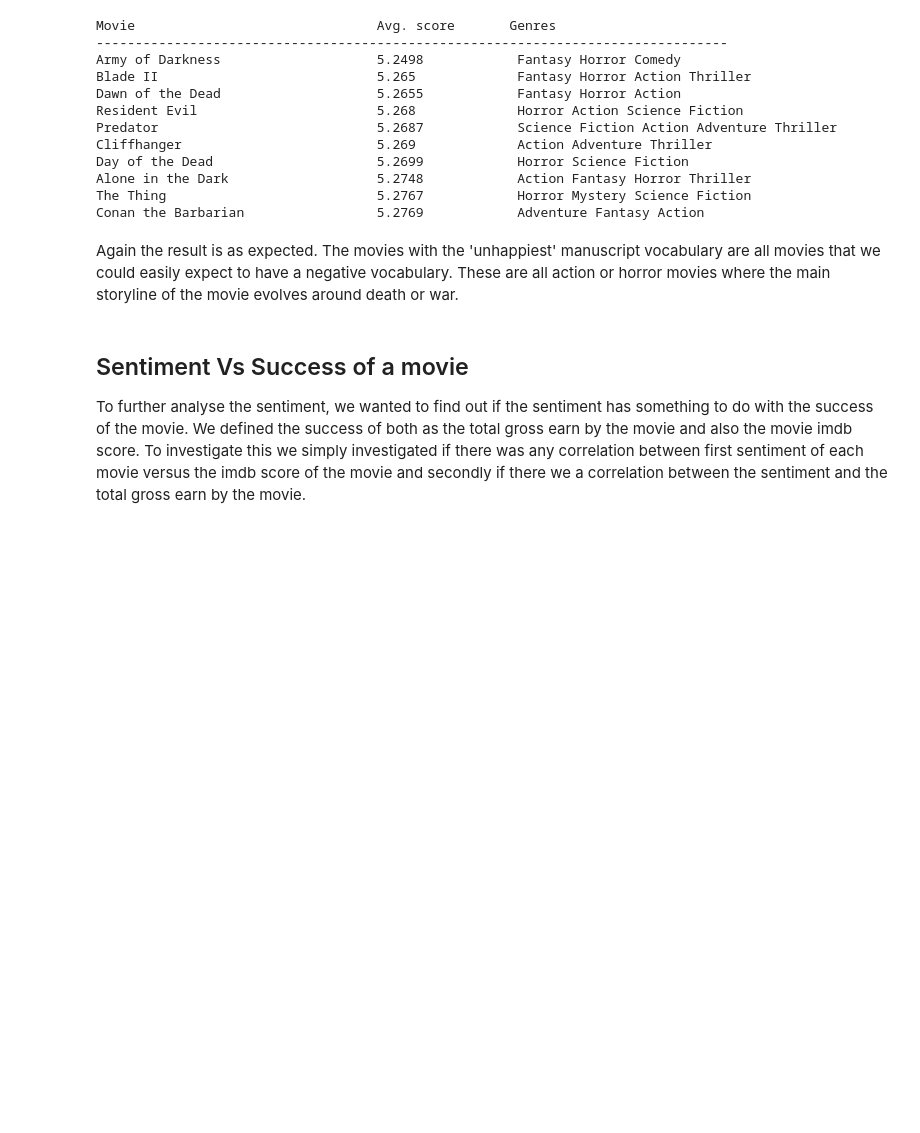
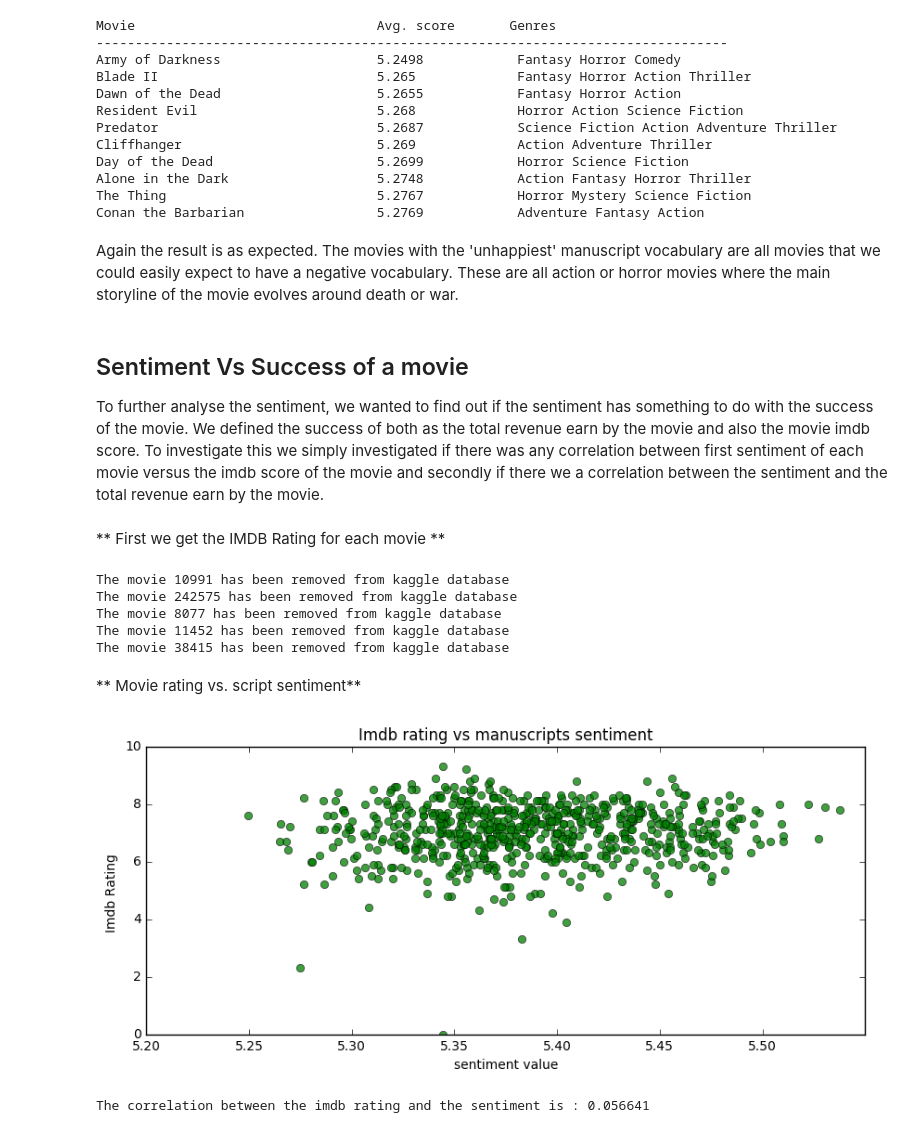
Before and after one commit to gretarg09/DTU__SocialGraphs-FinalProject, a Jupyter notebook: Notebooks/Manuscripts_analysis.ipynb, the cells around one changed output. Cells and saved outputs as stored; diff of their text form; code cells hidden in the pictures; blank space fills up the shorter version.

```diff
--- a/Notebooks/Manuscripts_analysis.ipynb
+++ b/Notebooks/Manuscripts_analysis.ipynb
@@ -40,6 +71,8 @@ with open(filepath) as csvfile:
     reader = csv.DictReader(csvfile, delimiter=",")
     for row in reader:
         tmdb_5000_credits[row["title"]] = row
+        tmdb_5000_credits[row["title"]]['cast'] = json.loads(tmdb_5000_credits[row["title"]]['cast'])
+        tmdb_5000_credits[row["title"]]['crew'] = json.loads(tmdb_5000_credits[row["title"]]['crew'])
 # %%
 # Get data line by line from tmdb-5000-movie-database and save the data as dictionary
 
@@ -265,14 +304,14 @@ The result is not surprising and quite understandable. It can be seen that the m
 
 It is also interesting to see what are the 10 movies that have the "unhappiest" vocabulary on average.
 # %%
-ten_happiest = sorted(happiness_score.items(), key=operator.itemgetter(1), reverse=False)[0:10]
+ten_unhappiest = sorted(happiness_score.items(), key=operator.itemgetter(1), reverse=False)[0:10]
 
 print ("{movie_s: <35} {sentimentscore_s: <16} {genre_s: <14} ".format(
     movie_s = "Movie", sentimentscore_s = "Avg. score", genre_s = "Genres"))
 
 print ("---------------------------------------------------------------------------------")
 
-for key,value in ten_happiest:
+for key,value in ten_unhappiest:
     # Create the genre string
     genres = ""
     for genre in [genre['name'] for genre in tmdb_5000_movies[key]['genres']]:
@@ -301,4 +340,53 @@ Again the result is as expected. The movies with the 'unhappiest' manuscript voc
 # %% [markdown]
 ## Sentiment Vs Success of a movie
 
-To further analyse the sentiment, we wanted to find out if the sentiment has something to do with the success of the movie. We defined the success of both as the total gross earn by the movie and also the movie imdb score. To investigate this we simply investigated if there was any correlation between first sentiment of each movie versus the imdb score of the movie and secondly if there we a correlation between the sentiment and the total gross earn by the movie.
+To further analyse the sentiment, we wanted to find out if the sentiment has something to do with the success of the movie. We defined the success of both as the total revenue earn by the movie and also the movie imdb score. To investigate this we simply investigated if there was any correlation between first sentiment of each movie versus the imdb score of the movie and secondly if there we a correlation between the sentiment and the total revenue earn by the movie.
+# %% [markdown]
+** First we get the IMDB Rating for each movie **
+# %%
+# We use the fact that we know that each movie has a name, so we do not include any error handling
+def findMovieNameFromId(id):
+    name = [key for key,info in tmdb_5000_movies.items() if info['id'] == id]
+    return name[0]
+# %%
+result_file_uri = "/Users/GretarAtli/Dropbox/SocialGraph/results/imdb-score-mod.json"
+
+# Getting Imdb scores from data and convert the id to name
+json1_file = open(result_file_uri)
+json1_str = json1_file.read()
+Imdb_5000_movies_withid = json.loads(json1_str)
+
+Imdb_5000_movies = defaultdict(float)
+
+# change the dictionary key from id to name of the movie
+for key,value in Imdb_5000_movies_withid.items():
+    try:
+        name = findMovieNameFromId(key)
+        Imdb_5000_movies[name] = value
+    except:
+        print("The movie {} has been removed from kaggle database".format(key))
+# %% [output]
+The movie 10991 has been removed from kaggle database
+The movie 242575 has been removed from kaggle database
+The movie 8077 has been removed from kaggle database
+The movie 11452 has been removed from kaggle database
+The movie 38415 has been removed from kaggle database
+# %% [markdown]
+** Movie rating vs. script sentiment**
+# %%
+movieRating_vs_sentiment = [(float(Imdb_5000_movies[key]),happiness_score) for key, happiness_score in happiness_score.items()
+                           if Imdb_5000_movies[key] != None]
+y,x =  zip(*movieRating_vs_sentiment)
+
+plt.figure(figsize=(10,4))
+plt.plot(x, y, 'o', color="green", alpha = 0.75)
+plt.title("Imdb rating vs manuscripts sentiment")
+plt.ylabel("Imdb Rating ")
+plt.xlabel("sentiment value")
+plt.show()
+
+
+print("The correlation between the imdb rating and the sentiment is : {}".format(round_sig(np.corrcoef(x,y)[1][0],5)))
+# %% [output]
+[figure, added]
+The correlation between the imdb rating and the sentiment is : 0.056641
```
Also changed, not shown: parts of 16 cells of this notebook.
